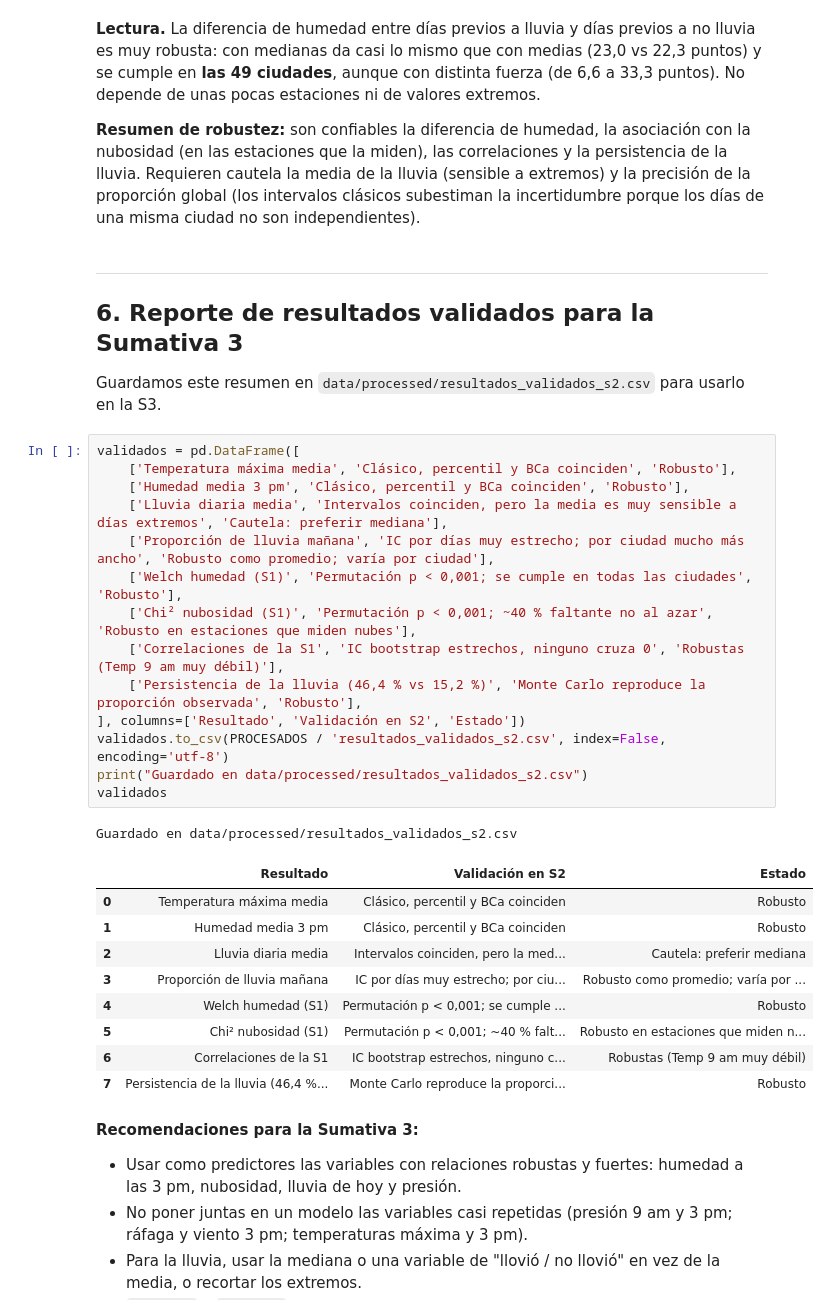
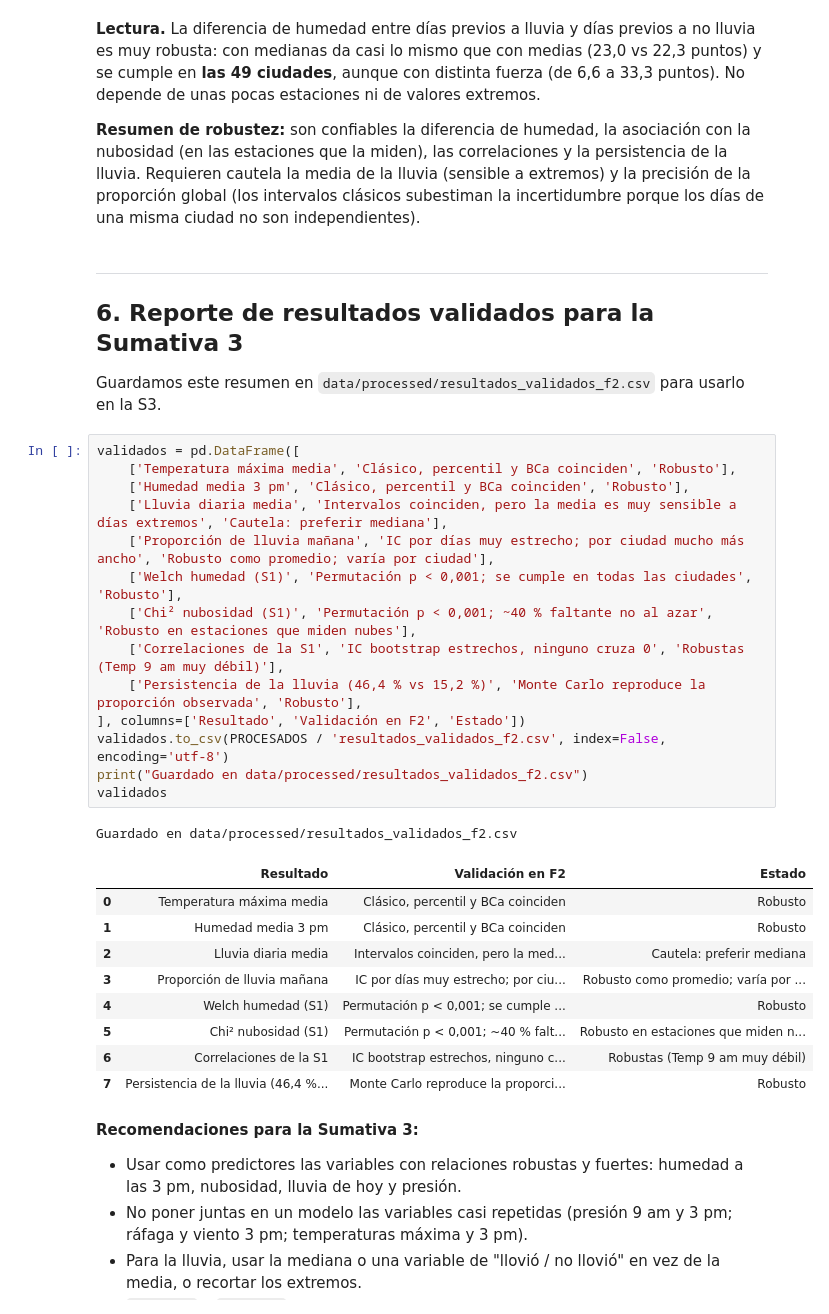
Before and after one commit to Karimzaid/mcdi501-estadistica-computacional, a Jupyter notebook: notebooks/02_formativa2_validacion.ipynb, the cells around one changed output. Cells and saved outputs as stored; diff of their text form.

```diff
--- a/notebooks/03_sumativa2_validacion.ipynb
+++ b/notebooks/02_formativa2_validacion.ipynb
@@ -573,24 +573,24 @@ Rango de la diferencia por ciudad: 6.6 a 33.3 puntos
 ---
 ## 6. Reporte de resultados validados para la Sumativa 3
 
-Guardamos este resumen en `data/processed/resultados_validados_s2.csv` para usarlo en la S3.
+Guardamos este resumen en `data/processed/resultados_validados_f2.csv` para usarlo en la S3.
 # %%
 validados = pd.DataFrame([
     ['Temperatura máxima media', 'Clásico, percentil y BCa coinciden', 'Robusto'],
     ['Humedad media 3 pm', 'Clásico, percentil y BCa coinciden', 'Robusto'],
     ['Lluvia diaria media', 'Intervalos coinciden, pero la media es muy sensible a días extremos', 'Cautela: preferir mediana'],
     ['Proporción de lluvia mañana', 'IC por días muy estrecho; por ciudad mucho más ancho', 'Robusto como promedio; varía por ciudad'],
     ['Welch humedad (S1)', 'Permutación p < 0,001; se cumple en todas las ciudades', 'Robusto'],
     ['Chi² nubosidad (S1)', 'Permutación p < 0,001; ~40 % faltante no al azar', 'Robusto en estaciones que miden nubes'],
     ['Correlaciones de la S1', 'IC bootstrap estrechos, ninguno cruza 0', 'Robustas (Temp 9 am muy débil)'],
     ['Persistencia de la lluvia (46,4 % vs 15,2 %)', 'Monte Carlo reproduce la proporción observada', 'Robusto'],
-], columns=['Resultado', 'Validación en S2', 'Estado'])
-validados.to_csv(PROCESADOS / 'resultados_validados_s2.csv', index=False, encoding='utf-8')
-print("Guardado en data/processed/resultados_validados_s2.csv")
+], columns=['Resultado', 'Validación en F2', 'Estado'])
+validados.to_csv(PROCESADOS / 'resultados_validados_f2.csv', index=False, encoding='utf-8')
+print("Guardado en data/processed/resultados_validados_f2.csv")
 validados
 # %% [output]
-Guardado en data/processed/resultados_validados_s2.csv
+Guardado en data/processed/resultados_validados_f2.csv
-|  | Resultado | Validación en S2 | Estado |
+|  | Resultado | Validación en F2 | Estado |
 | 0 | Temperatura máxima media | Clásico, percentil y BCa coinciden | Robusto |
 | 1 | Humedad media 3 pm | Clásico, percentil y BCa coinciden | Robusto |
 | 2 | Lluvia diaria media | Intervalos coinciden, pero la med... | Cautela: preferir mediana |
```
Also changed, not shown: parts of 6 cells of this notebook, 15 other files.
